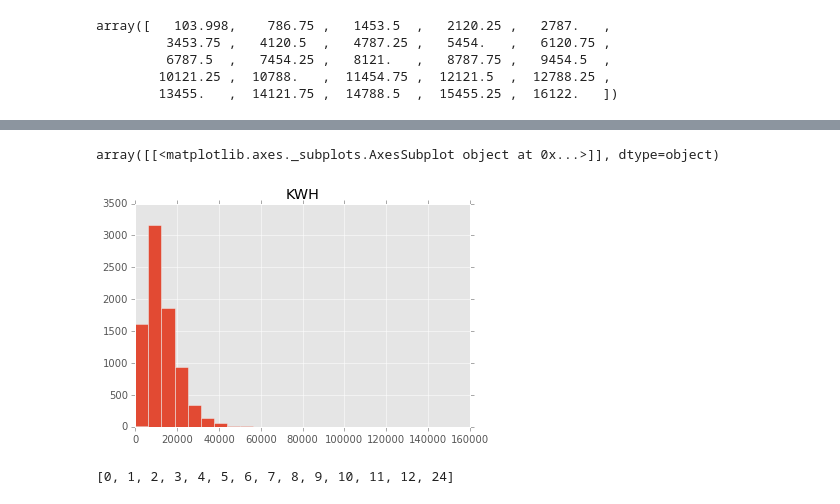
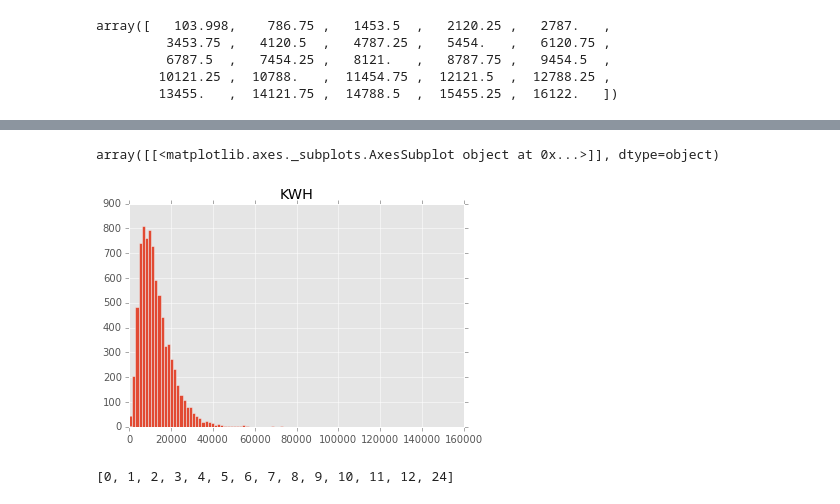
Before and after one commit to wilfeli/solar-model, a Jupyter notebook: Model/RECS_distribution.ipynb, the cells around one changed output, grey strips where cells are left out. Drawn from its saved outputs; the diff is of its cells as text; code cells hidden in the pictures.

Commit message:
data for WP3

```diff
--- a/Model/RECS_distribution.ipynb
+++ b/Model/RECS_distribution.ipynb
@@ -111,10 +111,10 @@ df['TOTSQFT_C'].value_counts()
 23       1
 Name: TOTSQFT_C, dtype: int64
 # %%
-pd.DataFrame.hist(df_full.iloc[index], column='KWH', bins = 24)
+pd.DataFrame.hist(df_full.iloc[index], column='KWH', bins = 100)
 # %% [output]
 array([[<matplotlib.axes._subplots.AxesSubplot object at 0x...>]], dtype=object)
-[figure, old version]
+[figure, new version]
 # %%
 count_KWH ,division_KWH = np.histogram(df_full.iloc[index]['KWH'],bins = 24)
 # %%
```
Also changed, not shown: 5 other files.
